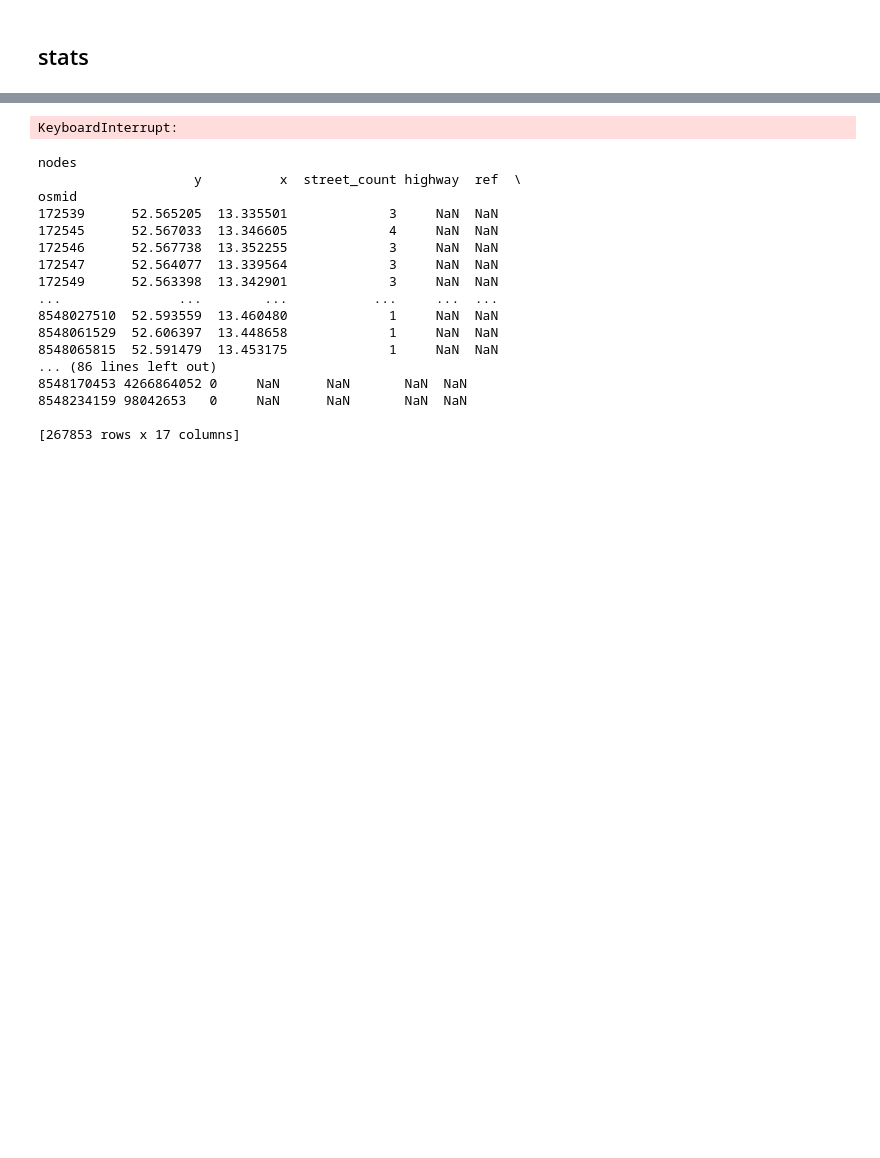
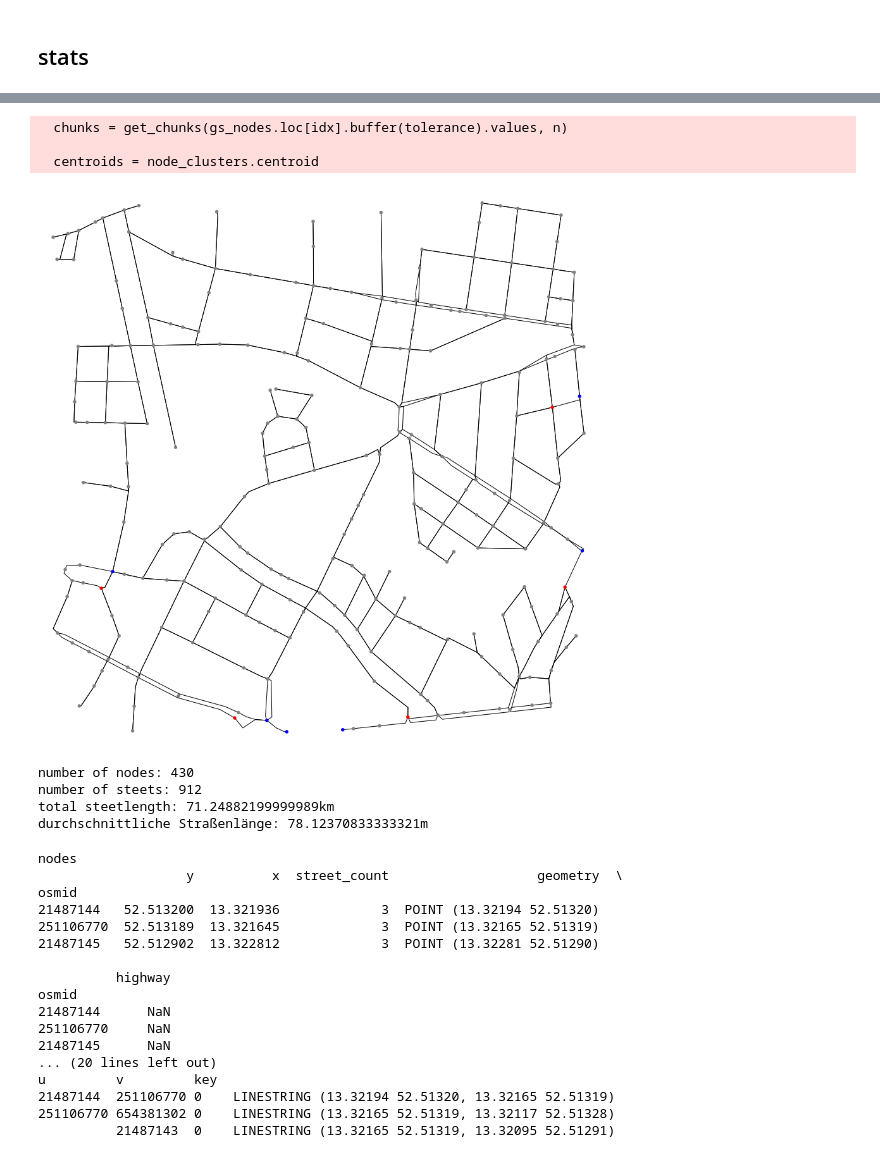
Before and after one commit to timonpalm/streetCover, a Jupyter notebook: streetCover.ipynb, the cells around one changed output, grey strips where cells are left out. Drawn from its saved outputs; the diff is of its cells as text; code cells hidden in the pictures; blank space fills up the shorter version.

```diff
--- a/streetCover.ipynb
+++ b/streetCover.ipynb
@@ -38,35 +58,51 @@ fig, ax = ox.plot_graph(place_graph,edge_linewidth=1, node_size=3, figsize=(16,1
+# %%
+#place_graph = ox.projection.project_graph(place_graph)
+place_graph = ox.simplification.consolidate_intersections(place_graph, tolerance=0.0002)
+# %% [output]
+  chunks = get_chunks(gs_nodes.loc[idx].buffer(tolerance).values, n)
+
+  centroids = node_clusters.centroid
+# %%
+ec = ["r" if place_graph.in_degree(g) > place_graph.out_degree(g) else "blue" if
+      place_graph.in_degree(g) < place_graph.out_degree(g) else "grey" for g in
+ place_graph.nodes()]
+fig, ax = ox.plot_graph(place_graph,edge_linewidth=1, node_size=30, figsize=(16,16),
+                        bgcolor='#ffffff', edge_color='black', node_color=ec
+                        )
+# %% [output]
+[figure, added]
 # %%
-stats = ox.stats.basic_stats(graph)
-print("number of nodes: "+ stats['n'])
-print("number of steets: "+ stats['m'])
-print("total steetlength: "+ stats['edge_length_total'] +"m")
-print("durchschnittliche Straßenlänge: "+ stats['edge_length_avg'] +"m")
+stats = ox.stats.basic_stats(place_graph)
+print("number of nodes: "+ str(stats['n']))
+print("number of steets: "+ str(stats['m']))
+print("total steetlength: "+ str(stats['edge_length_total'] / 1000) +"km")
+print("durchschnittliche Straßenlänge: "+ str(stats['edge_length_avg']) +"m")
+# %% [output]
+number of nodes: 430
+number of steets: 912
+total steetlength: 71.24882199999989km
+durchschnittliche Straßenlänge: 78.12370833333321m
-# %%
-ox.plot_figure_ground(place, edge_linewidth=0, node_size=1, figsize=(16,16),
-                        bgcolor='#ffffff', edge_color='black', node_color='black')
-# %% [output]
-KeyboardInterrupt:
 # %%
-nodes, streets = ox.graph_to_gdfs(graph)
+nodes, streets = ox.graph_to_gdfs(place_graph)
 print("nodes")
-print(nodes)
+print(nodes.head(3))
 print("steets")
-print(streets)
+print(streets.head(3))
 # %% [output]
 nodes
-                    y          x  street_count highway  ref  \
+                   y          x  street_count                   geometry  \
 osmid
-172539      52.565205  13.335501             3     NaN  NaN
-172545      52.567033  13.346605             4     NaN  NaN
-172546      52.567738  13.352255             3     NaN  NaN
-172547      52.564077  13.339564             3     NaN  NaN
-172549      52.563398  13.342901             3     NaN  NaN
-...               ...        ...           ...     ...  ...
-8548027510  52.593559  13.460480             1     NaN  NaN
-8548061529  52.606397  13.448658             1     NaN  NaN
-8548065815  52.591479  13.453175             1     NaN  NaN
-... (86 lines left out)
-8548170453 4266864052 0     NaN      NaN       NaN  NaN
-8548234159 98042653   0     NaN      NaN       NaN  NaN
+21487144   52.513200  13.321936             3  POINT (13.32194 52.51320)
+251106770  52.513189  13.321645             3  POINT (13.32165 52.51319)
+21487145   52.512902  13.322812             3  POINT (13.32281 52.51290)
 
-[267853 rows x 17 columns]
+          highway
+osmid
+21487144      NaN
+251106770     NaN
+21487145      NaN
+... (20 lines left out)
+u         v         key
+21487144  251106770 0    LINESTRING (13.32194 52.51320, 13.32165 52.51319)
+251106770 654381302 0    LINESTRING (13.32165 52.51319, 13.32117 52.51328)
+          21487143  0    LINESTRING (13.32165 52.51319, 13.32095 52.51291)
```
Also changed, not shown: parts of 8 cells of this notebook, 1 other file.
